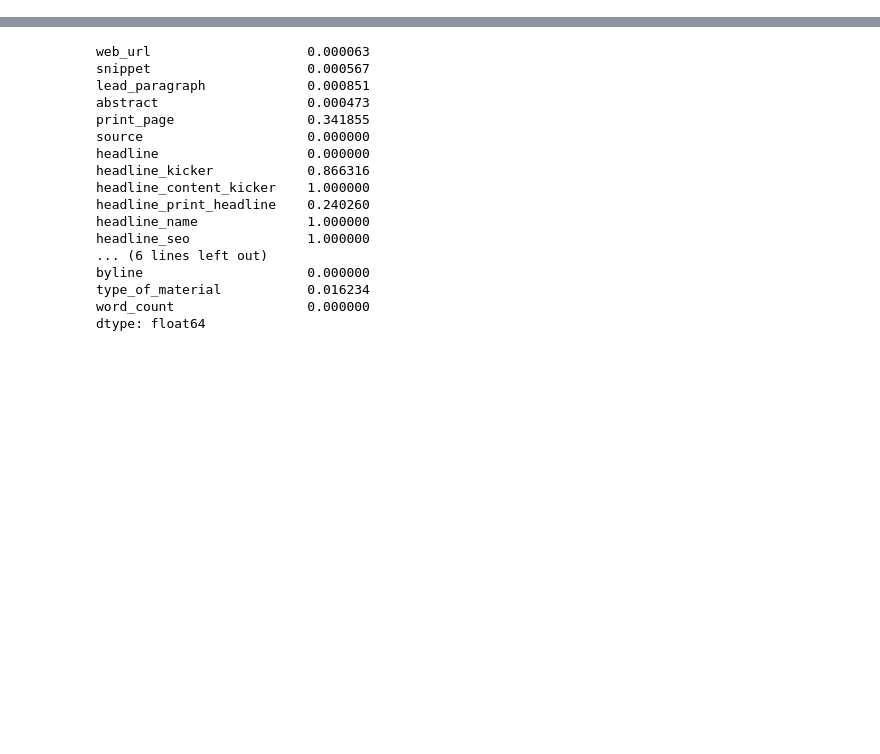
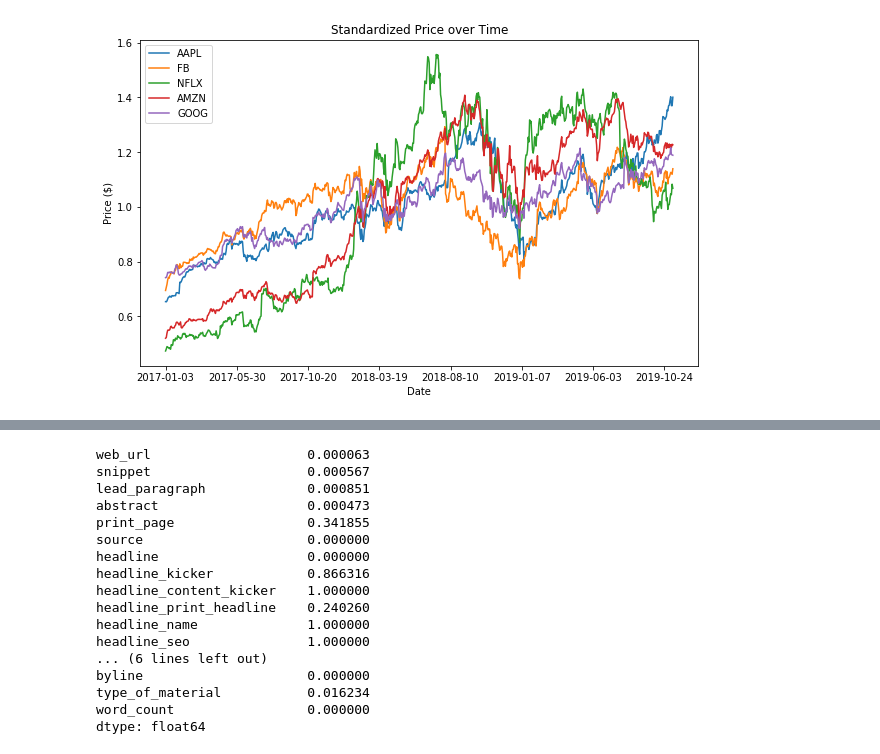
Before and after one commit to AbbyB/orie4741, a Jupyter notebook: data_exploration.ipynb, the cells around one changed output, grey strips where cells are left out. Saved outputs shown, nothing was run; the diff lists cells and outputs as text; code cells hidden in the pictures; blank space fills up the shorter version.

```diff
--- a/data_exploration.ipynb
+++ b/data_exploration.ipynb
@@ -2,0 +5,30 @@ import pandas as pd
+# %%
+stocks = ['AAPL', 'FB', 'NFLX', 'AMZN', 'GOOG']
+indices = ['DJI', 'GSPC']
+
+market_dfs = {}
+for symbol in stocks + indices:
+    market_dfs[symbol] = pd.read_csv(symbol + '.csv')
+# %%
+def plot_prices(symbols, dfs, standardize=False):
+    # Figsize
+    plt.figure(figsize=(10,6))
+
+    # Plot each stock's price
+    for symbol in symbols:
+        prices = dfs[symbol].Close / np.mean(dfs[symbol].Close) if standardize else dfs[symbol].Close
+        plt.plot(prices)
+        date = dfs[symbol].Date
+
+    # Plot config
+    locs, _ = plt.xticks()
+    plt.xticks(locs[1:-1], date[0:-1:len(date)//(len(locs)-3)])
+    plt.gca().legend(symbols)
+    plt.title("Standardized Price over Time" if standardize else "Price over Time")
+    plt.xlabel("Date")
+    plt.ylabel("Price ($)")
+    plt.show()
+# %%
+plot_prices(stocks, market_dfs, standardize=True)
+# %% [output]
+[figure, added]
```
Also changed, not shown: parts of 4 cells of this notebook, 2 other files.
